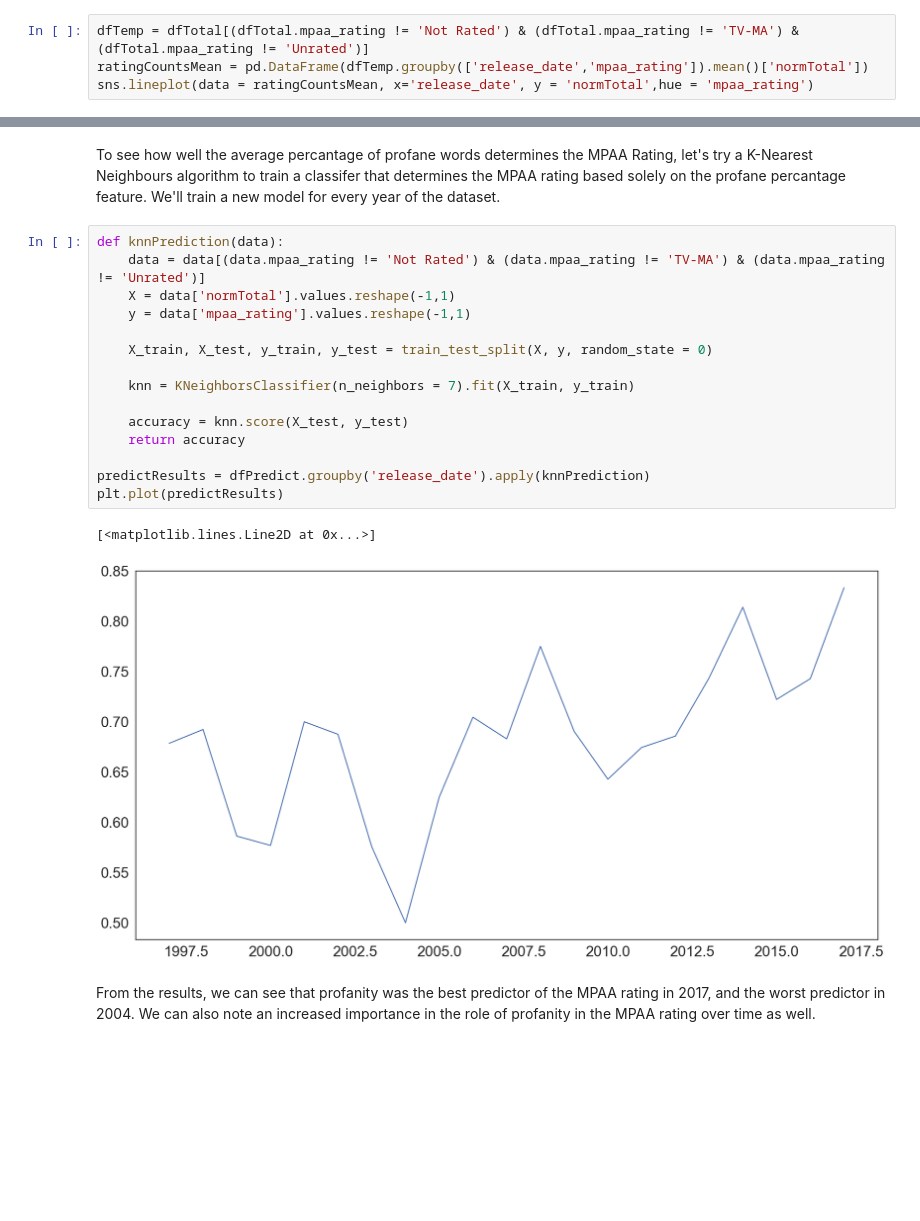
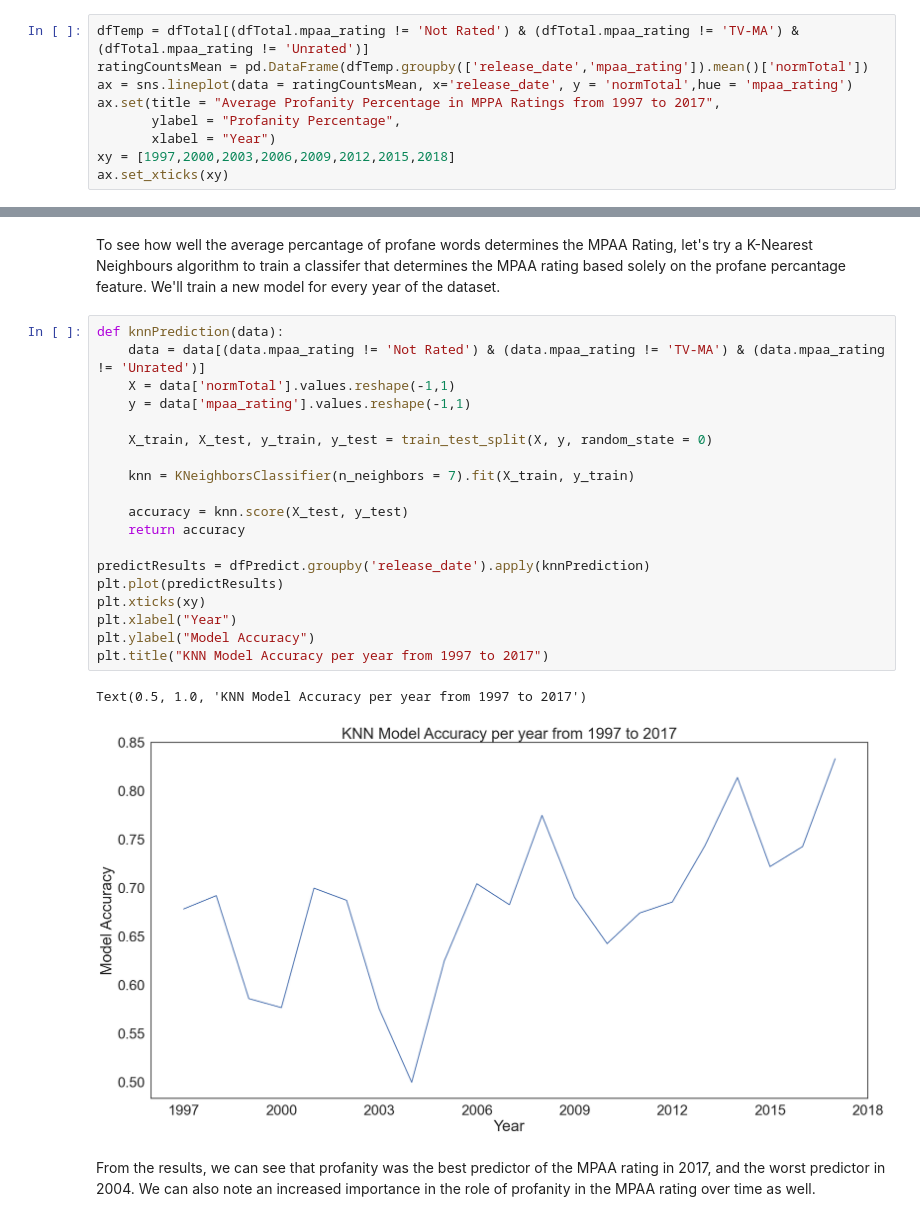
Before and after one commit to ima-quack/COGS108_ProfanityResearch, a Jupyter notebook: EDACheckpointGroup_039-Wi23.ipynb, the cells around one changed output, grey strips where cells are left out. Saved outputs shown, nothing was run; the diff lists cells and outputs as text; blank space fills up the shorter version.

Commit message:
Cleaned up graphs

```diff
--- a/EDACheckpointGroup_039-Wi23.ipynb
+++ b/EDACheckpointGroup_039-Wi23.ipynb
@@ -277,5 +313,10 @@ Let's take a look now at the MPAA age ratings of movies over time
 # %%
 dfTemp = dfTotal[(dfTotal.mpaa_rating != 'Not Rated') & (dfTotal.mpaa_rating != 'TV-MA') & (dfTotal.mpaa_rating != 'Unrated')]
 ratingCountsMean = pd.DataFrame(dfTemp.groupby(['release_date','mpaa_rating']).mean()['normTotal'])
-sns.lineplot(data = ratingCountsMean, x='release_date', y = 'normTotal',hue = 'mpaa_rating')
+ax = sns.lineplot(data = ratingCountsMean, x='release_date', y = 'normTotal',hue = 'mpaa_rating')
+ax.set(title = "Average Profanity Percentage in MPPA Ratings from 1997 to 2017",
+       ylabel = "Profanity Percentage",
+       xlabel = "Year")
+xy = [1997,2000,2003,2006,2009,2012,2015,2018]
+ax.set_xticks(xy)
 # %% [output]
@@ -288,21 +336,25 @@ To see how well the average percantage of profane words determines the MPAA Rati
 # %%
 def knnPrediction(data):
     data = data[(data.mpaa_rating != 'Not Rated') & (data.mpaa_rating != 'TV-MA') & (data.mpaa_rating != 'Unrated')]
     X = data['normTotal'].values.reshape(-1,1)
     y = data['mpaa_rating'].values.reshape(-1,1)
 
     X_train, X_test, y_train, y_test = train_test_split(X, y, random_state = 0)
 
     knn = KNeighborsClassifier(n_neighbors = 7).fit(X_train, y_train)
 
     accuracy = knn.score(X_test, y_test)
     return accuracy
 
 predictResults = dfPredict.groupby('release_date').apply(knnPrediction)
 plt.plot(predictResults)
+plt.xticks(xy)
+plt.xlabel("Year")
+plt.ylabel("Model Accuracy")
+plt.title("KNN Model Accuracy per year from 1997 to 2017")
 # %% [output]
-[<matplotlib.lines.Line2D at 0x...>]
+Text(0.5, 1.0, 'KNN Model Accuracy per year from 1997 to 2017')
-[figure, old version]
+[figure, new version]
 # %% [markdown]
 From the results, we can see that profanity was the best predictor of the MPAA rating in 2017, and the worst predictor in 2004. We can also note an increased importance in the role of profanity in the MPAA rating over time as well.
 # %% [markdown]
```
Also changed, not shown: parts of 9 cells of this notebook.
